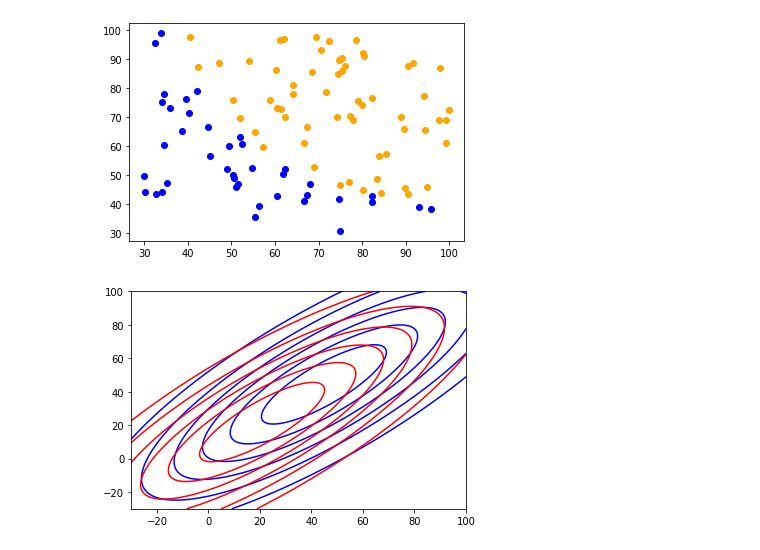
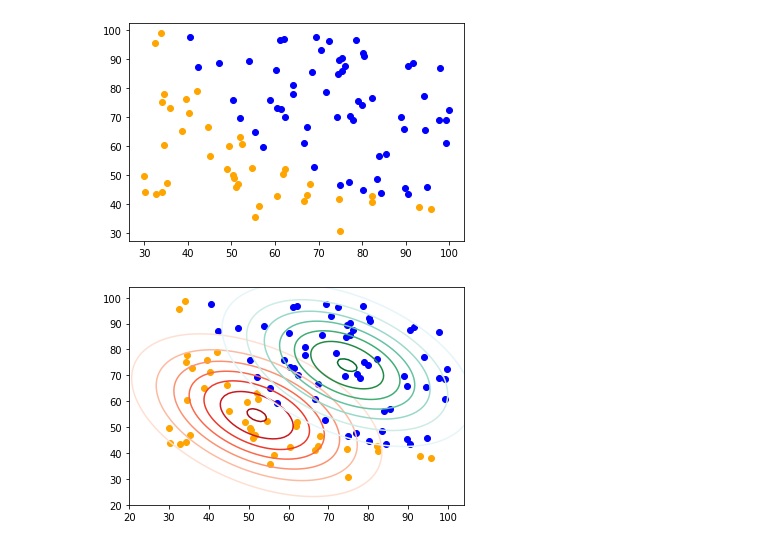
Before and after one commit to UdeshyaDhungana/cs229, a Jupyter notebook: gda/gda.ipynb, the cells around one changed output. Saved outputs shown, nothing was run; the diff lists cells and outputs as text; code cells hidden in the pictures.

```diff
--- a/gda/gda.ipynb
+++ b/gda/gda.ipynb
@@ -9,18 +9,18 @@ from matplotlib.ticker import LinearLocator
 file = pd.read_csv("gda_data.csv", header=None)
 file = file.to_numpy()
 # %%
-# visualization
-def print_classified_data(file):
+# visualization of 2d data
+def plot_classified_data(file):
     positive_mask = file[:, 2] == 1
     negative_mask = file[:, 2] == 0
     positives = file[positive_mask, :]
     negatives = file[negative_mask, :]
-    plt.scatter(positives[:, 0], positives[:, 1], color='orange')
-    plt.scatter(negatives[:, 0], negatives[:, 1], color="blue")
+    plt.scatter(positives[:, 0], positives[:, 1], color='blue')
+    plt.scatter(negatives[:, 0], negatives[:, 1], color='orange')
 
-print_classified_data(file)
+plot_classified_data(file)
 # %% [output]
-[figure, old version]
+[figure, new version]
 # %%
 # formatting data
 X = file[:, 0:-1]
@@ -86,12 +44,22 @@ def plot_contour(mu0, mu1, sigma, lower, upper, gap):
 # %%
+# works for n dimensions
 def gaussian_discriminant(X, Y):
 #     X is a nxd dimensional matrix, Y is a nx1 dimensional matrix
     n = np.shape(Y)[0]
-    phi = (1.0 / n) * (np.count_nonzero(Y)) # counts total positive data
-    mu0 = np.mean(X * Y, axis=0, keepdims=True) # 1xd matrix
-    mu1 = np.mean(X * (np.logical_not(Y) * 1), axis=0, keepdims=True) #1xd matrix
-    x_minus_mu = (X - mu1) * Y + (X - mu0) * (np.logical_not(Y) * 1) # nxd dimensional
+    notY = np.logical_not(Y) * 1
+    positive_count = np.sum(Y)
+    negative_count = n - positive_count
+    phi = (positive_count / n)
+
+    mu1 = (1.0 / positive_count) * np.sum(X * Y, axis=0, keepdims=True)
+    mu0 = (1.0 / negative_count) * np.sum(X * notY, axis=0, keepdims=True)
+    x_minus_mu = (X - mu1) * Y + (X - mu0) * notY
     sigma_collect = np.apply_along_axis(lambda z: np.outer(z, z), 1, x_minus_mu)
     sigma = (1.0 / n) * np.sum(sigma_collect, axis=0)
 
-    return [phi, mu0, mu1, sigma]
+    def predict(x):
+        f_positive = get_multivariate_distribution(mu1, sigma)
+        f_negative = get_multivariate_distribution(mu0, sigma)
+        return ( f_positive(x) * (phi) > f_negative(x) * (1 - phi) ) * 1
+
+    return [np.transpose(mu0), np.transpose(mu1), sigma, predict]
@@ -98,10 +107,12 @@ def gaussian_discriminant(X, Y):
 # %%
 result = gaussian_discriminant(X, Y)
-mu0 = np.transpose(result[1])
+# the predictor function
+predictor = result[-1]
 
-mu1 = np.transpose(result[2])
-sig = result[-1]
+mu0 = result[0]
+mu1 = result[1]
+sig = result[2]
 
-plot_contour(mu0, mu1, sig, -30, 101, 1)
+plot_results(file, mu0, mu1, sig, 20, 105, 1)
 # %% [output]
-[figure, old version]
+[figure, new version]
```
Also changed, not shown: parts of 5 cells of this notebook.
